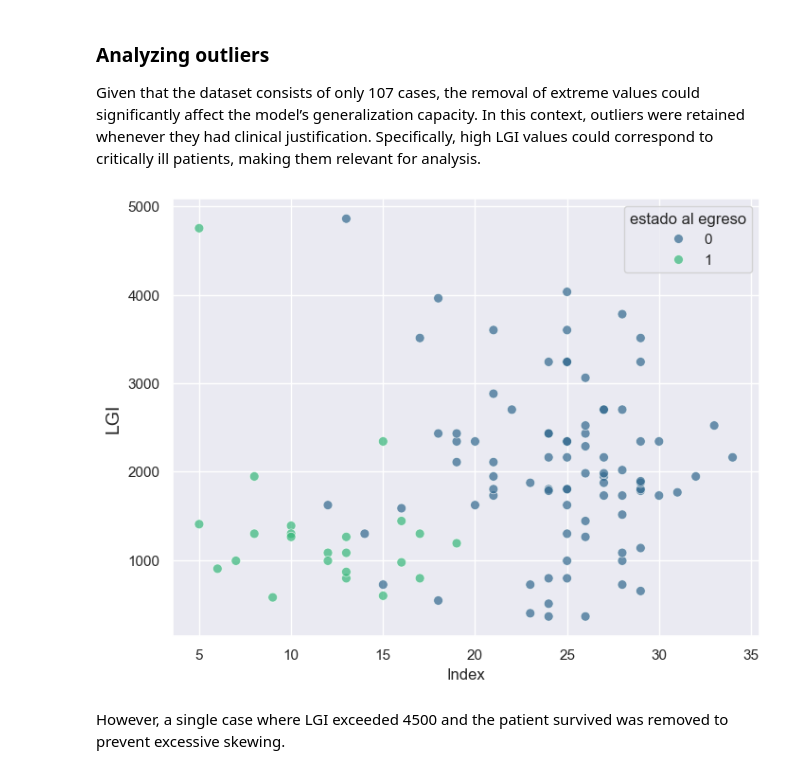
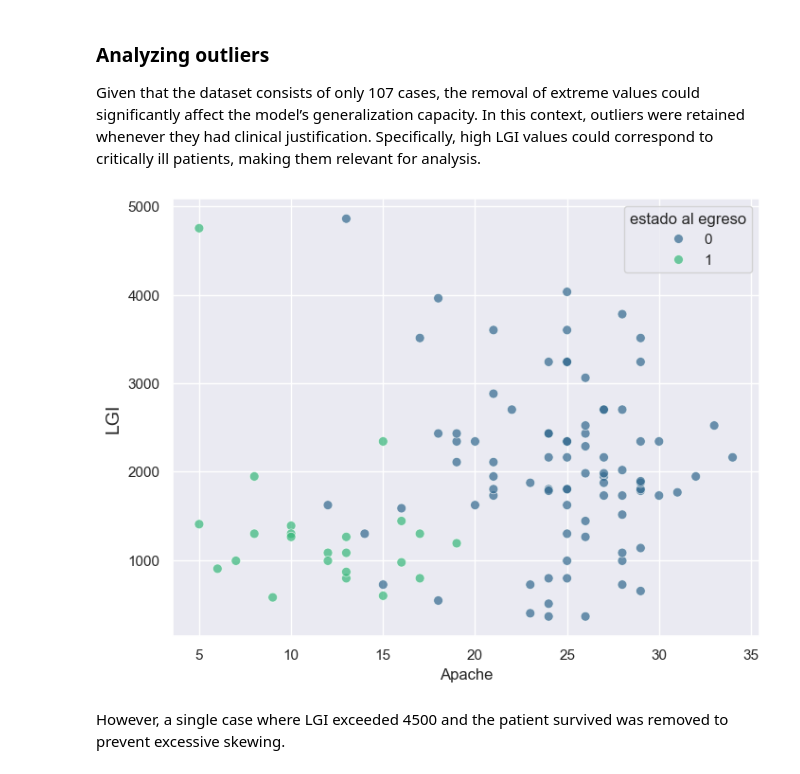
Before and after one commit to serize02/leuko-ml, a Jupyter notebook: notebooks/00_eda.ipynb, the cells around one changed output. Cells and saved outputs as stored; diff of their text form; code cells hidden in the pictures.

```diff
--- a/notebooks/00_eda.ipynb
+++ b/notebooks/00_eda.ipynb
@@ -48,11 +48,11 @@ Given that the dataset consists of only 107 cases, the removal of extreme values
 # %%
 plt.figure(figsize=(8, 6))
 sns.scatterplot(x='apache', y='ilg', data=data, hue='estado al egreso', alpha=0.7, palette='viridis', s=50)
 plt.ylabel('LGI', fontsize=14)
-plt.xlabel('Index')
+plt.xlabel('Apache')
 plt.show()
 # %% [output]
-[figure, old version]
+[figure, new version]
 # %% [markdown]
 However, a single case where LGI exceeded 4500 and the patient survived  was removed to prevent excessive skewing.
 # %%
```
Also changed, not shown: parts of 2 cells of this notebook, 8 other files.
